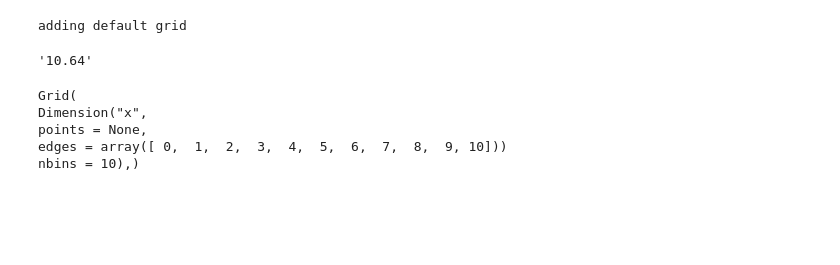
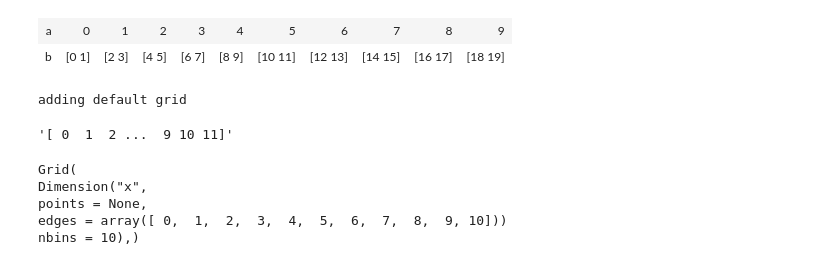
Before and after one commit to philippeller/dama, a Jupyter notebook: notebooks/nd_testing.ipynb, the cells around one changed output. Cells and saved outputs as stored; diff of their text form; code cells hidden in the pictures; blank space fills up the shorter version.

```diff
--- a/notebooks/nd_testing.ipynb
+++ b/notebooks/nd_testing.ipynb
@@ -6,8 +6,13 @@ import pynocular as pn
 from matplotlib import pyplot as plt
 # %%
 n = pn.PointData()
-n['a'] = np.arange(100)
-n['b'] = np.arange(200).reshape(100,2)
+n['a'] = np.arange(10)
+n['b'] = np.arange(20).reshape(-1,2)
+# %%
+n
+# %% [output]
+| a | 0 | 1 | 2 | 3 | 4 | 5 | 6 | 7 | 8 | 9 |
+| b | [0 1] | [2 3] | [4 5] | [6 7] | [8 9] | [10 11] | [12 13] | [14 15] | [16 17] | [18 19] |
 # %%
 g = pn.GridData()
 # %%
@@ -15,9 +20,9 @@ g['a'] = np.arange(10)
 # %% [output]
 adding default grid
 # %%
-np.array2string(np.array(10.64374637864378463278), precision=2)
+np.array2string(np.arange(12), precision=2, threshold=6, edgeitems=3)
 # %% [output]
-'10.64'
+'[ 0  1  2 ...  9 10 11]'
 # %%
 g.grid
 # %% [output]
```
Also changed, not shown: parts of 9 cells of this notebook, 3 other files.
